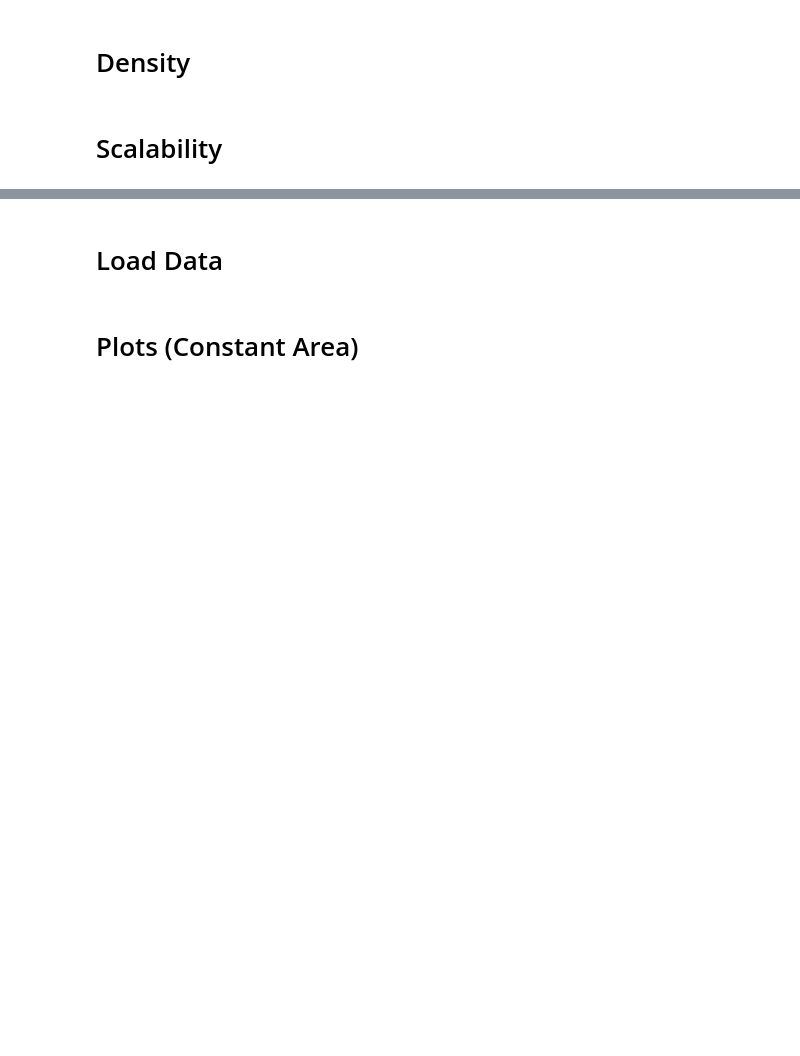
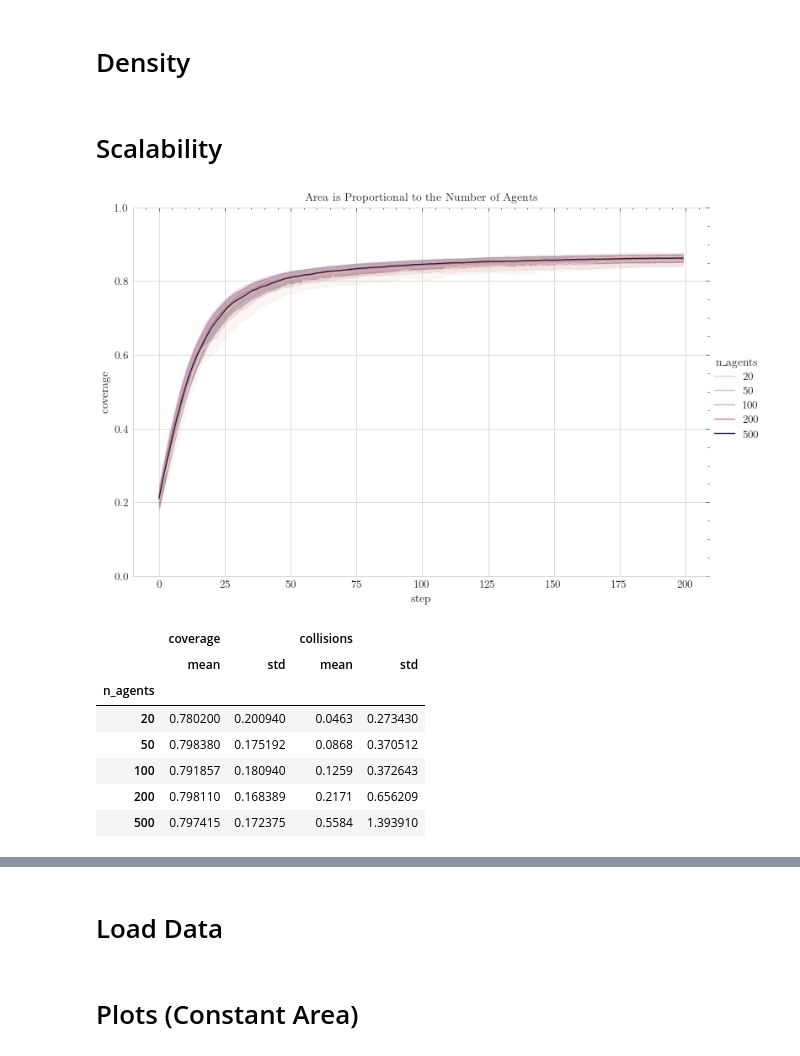
Before and after one commit to Damowerko/motion-planning, a Jupyter notebook: notebooks/transfer.ipynb, the cells around one changed output, grey strips where cells are left out. Cells and saved outputs as stored; diff of their text form; code cells hidden in the pictures; blank space fills up the shorter version.

```diff
--- a/notebooks/transfer.ipynb
+++ b/notebooks/transfer.ipynb
@@ -76,27 +78,39 @@ df.groupby("n_agents")[["coverage", "collisions"]].agg(["mean", "std"])
 # %% [markdown]
 # Scalability
 # %%
-filenames = Path(f"../data/policy_evaluation/{model}").glob("scalability-*.parquet")
-df = pd.concat(
-    [
-        pd.read_parquet(filename).assign(n_agents=float(filename.stem.split("-")[1]))
-        for filename in filenames
-    ]
-)
+# filenames = Path(f"../data/policy_evaluation/{model}").glob("scalability-*.parquet")
+# df = pd.concat(
+#     [
+#         pd.read_parquet(filename).assign(n_agents=float(filename.stem.split("-")[1]))
+#         for filename in filenames
+#     ]
+# )
+
+df = pd.read_parquet("../figures/scalability.parquet")
 
 sns.relplot(
     data=df,
     x="step",
     y="coverage",
     hue="n_agents",
     kind="line",
     errorbar="se",
     aspect=1.5,
 )
 plt.title("Area is Proportional to the Number of Agents")
 plt.ylim(0, 1)
 plt.show()
 df.groupby("n_agents")[["coverage", "collisions"]].agg(["mean", "std"])
+# %% [output]
+[figure, added]
+|  | coverage |  | collisions |  |
+|  | mean | std | mean | std |
+| n_agents |  |  |  |  |
+| 20 | 0.780200 | 0.200940 | 0.0463 | 0.273430 |
+| 50 | 0.798380 | 0.175192 | 0.0868 | 0.370512 |
+| 100 | 0.791857 | 0.180940 | 0.1259 | 0.372643 |
+| 200 | 0.798110 | 0.168389 | 0.2171 | 0.656209 |
+| 500 | 0.797415 | 0.172375 | 0.5584 | 1.393910 |
 # %%
 gamma = 0.99
 
```
Also changed, not shown: parts of 8 cells of this notebook, 2 other files.
